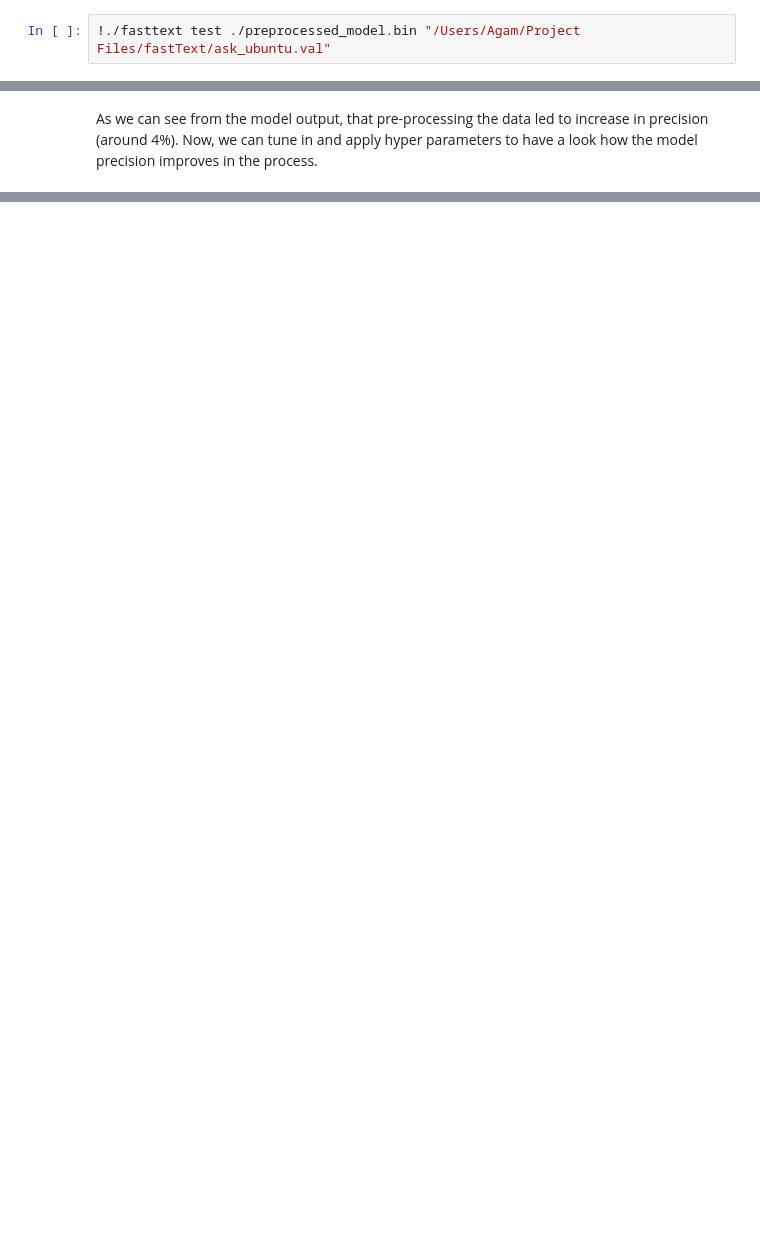
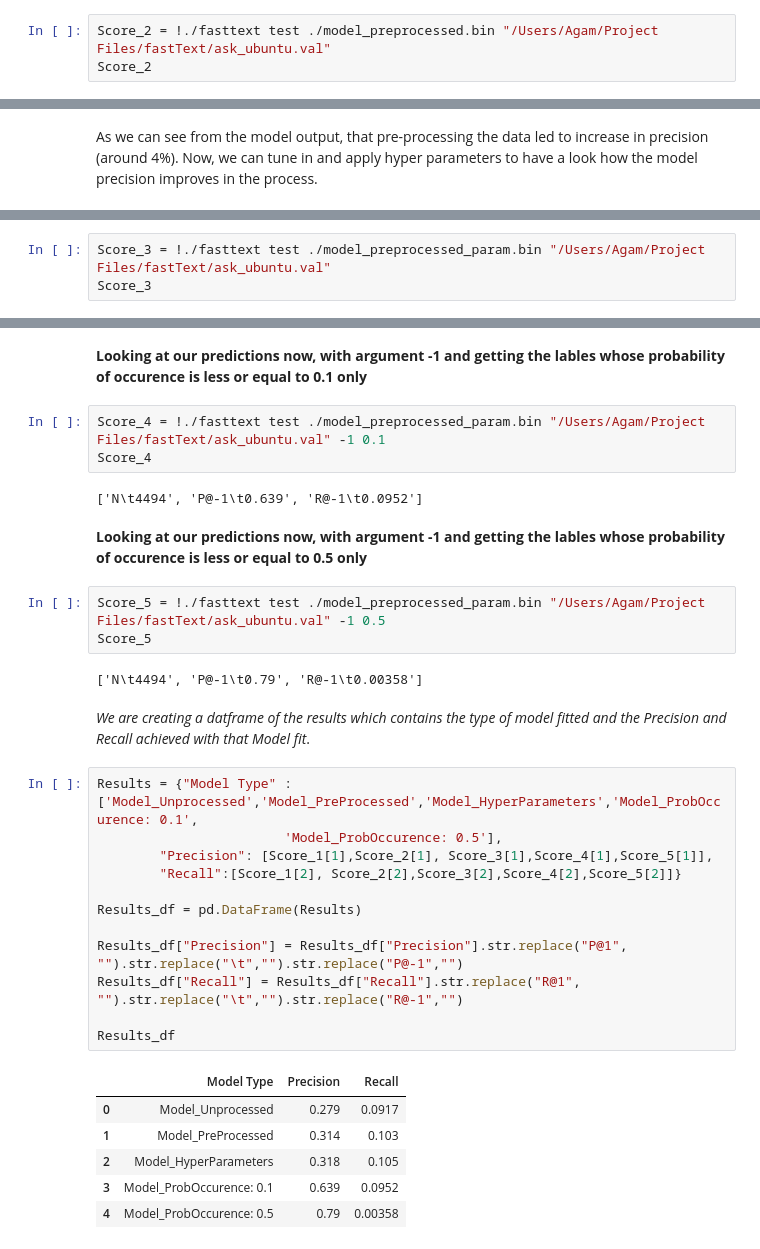
Before and after one commit to agamkachhal/COMP8240_GroupS, a Jupyter notebook: askubuntu_stackexchange.ipynb, the cells around one changed output, grey strips where cells are left out. Saved outputs shown, nothing was run; the diff lists cells and outputs as text; blank space fills up the shorter version.

```diff
--- a/askubuntu_stackexchange.ipynb
+++ b/askubuntu_stackexchange.ipynb
@@ -391,3 +437,4 @@ Progress: 100.0% words/sec/thread:   11396 lr:  0.000000 avg.loss: 10.147679 ETA
 # %%
-!./fasttext test ./preprocessed_model.bin "/Users/Agam/Project Files/fastText/ask_ubuntu.val"
+Score_2 = !./fasttext test ./model_preprocessed.bin "/Users/Agam/Project Files/fastText/ask_ubuntu.val"
+Score_2
 # %% [output]
@@ -398,0 +453,3 @@ As we can see from the model output, that pre-processing the data led to increas
+# %%
+Score_3 = !./fasttext test ./model_preprocessed_param.bin "/Users/Agam/Project Files/fastText/ask_ubuntu.val"
+Score_3
@@ -398,0 +460,35 @@ As we can see from the model output, that pre-processing the data led to increas
+# %% [markdown]
+**Looking at our predictions now, with argument -1 and getting the lables whose probability of occurence is less or equal to 0.1 only**
+# %%
+Score_4 = !./fasttext test ./model_preprocessed_param.bin "/Users/Agam/Project Files/fastText/ask_ubuntu.val" -1 0.1
+Score_4
+# %% [output]
+['N\t4494', 'P@-1\t0.639', 'R@-1\t0.0952']
+# %% [markdown]
+**Looking at our predictions now, with argument -1 and getting the lables whose probability of occurence is less or equal to 0.5 only**
+# %%
+Score_5 = !./fasttext test ./model_preprocessed_param.bin "/Users/Agam/Project Files/fastText/ask_ubuntu.val" -1 0.5
+Score_5
+# %% [output]
+['N\t4494', 'P@-1\t0.79', 'R@-1\t0.00358']
+# %% [markdown]
+*We are creating a datframe of the results which contains the type of model fitted and the Precision and Recall achieved with that Model fit*.
+# %%
+Results = {"Model Type" : ['Model_Unprocessed','Model_PreProcessed','Model_HyperParameters','Model_ProbOccurence: 0.1',
+                        'Model_ProbOccurence: 0.5'],
+        "Precision": [Score_1[1],Score_2[1], Score_3[1],Score_4[1],Score_5[1]],
+        "Recall":[Score_1[2], Score_2[2],Score_3[2],Score_4[2],Score_5[2]]}
+
+Results_df = pd.DataFrame(Results)
+
+Results_df["Precision"] = Results_df["Precision"].str.replace("P@1", "").str.replace("\t","").str.replace("P@-1","")
+Results_df["Recall"] = Results_df["Recall"].str.replace("R@1", "").str.replace("\t","").str.replace("R@-1","")
+
+Results_df
+# %% [output]
+|  | Model Type | Precision | Recall |
+| 0 | Model_Unprocessed | 0.279 | 0.0917 |
+| 1 | Model_PreProcessed | 0.314 | 0.103 |
+| 2 | Model_HyperParameters | 0.318 | 0.105 |
+| 3 | Model_ProbOccurence: 0.1 | 0.639 | 0.0952 |
+| 4 | Model_ProbOccurence: 0.5 | 0.79 | 0.00358 |
```
Also changed, not shown: parts of 26 cells of this notebook.
